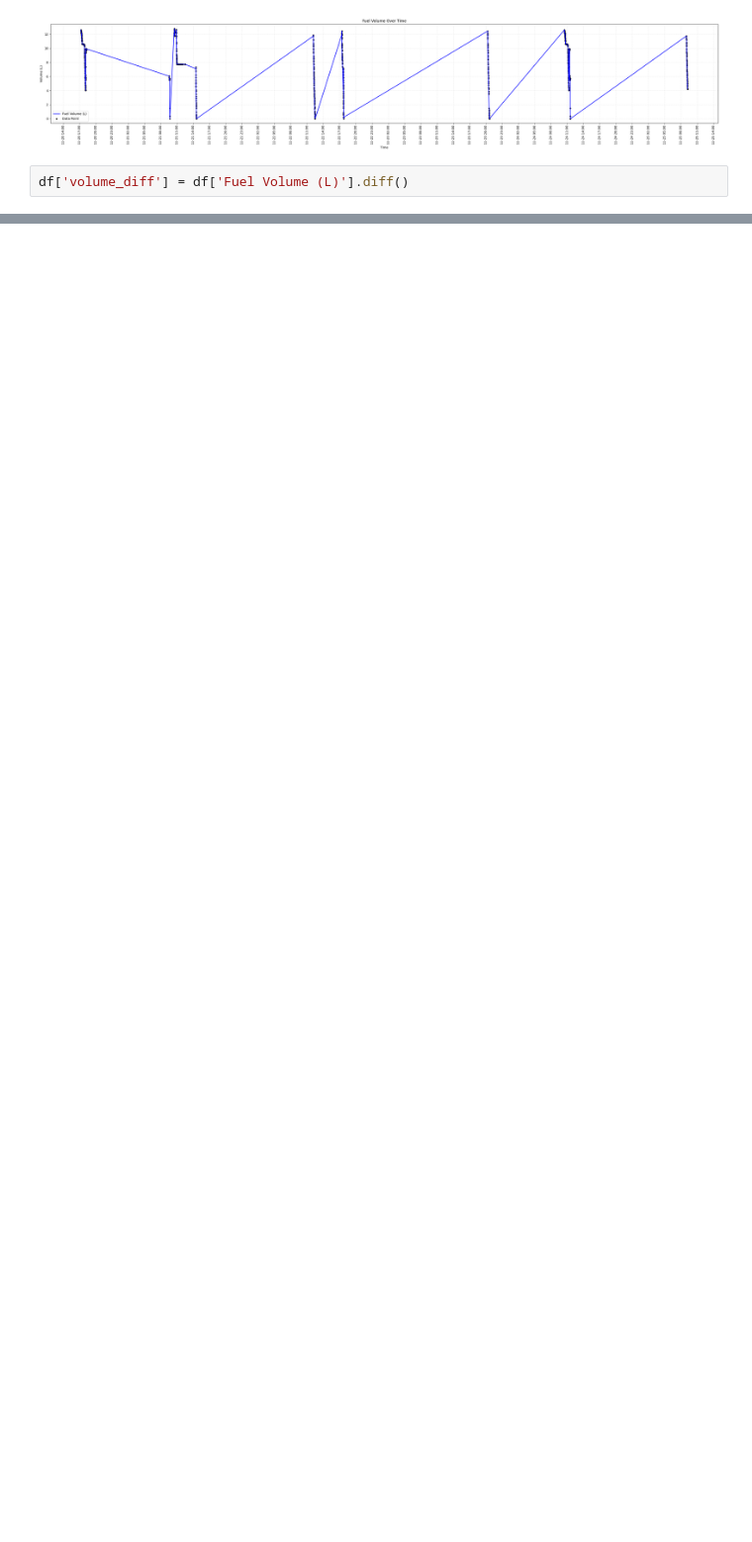
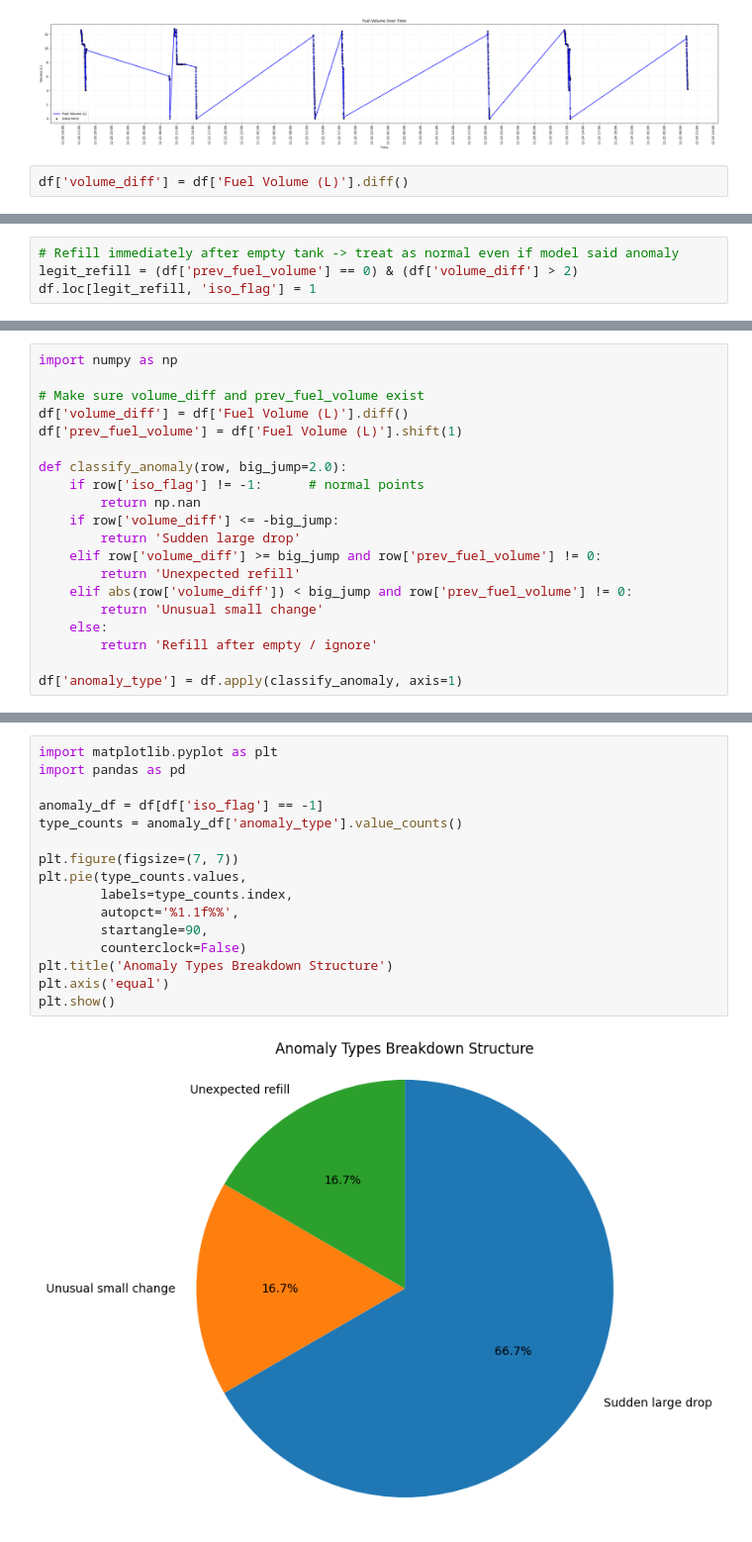
Before and after one commit to SenuraUpesh2002/Research-Project-SLIIT, a Jupyter notebook: model_training/Anomaly_Detection.ipynb, the cells around one changed output, grey strips where cells are left out. Shown: that part at 99% size. Cells and saved outputs as stored; diff of their text form; blank space fills up the shorter version.

```diff
--- a/model_training/Anomaly_Detection.ipynb
+++ b/model_training/Anomaly_Detection.ipynb
@@ -341,0 +298,4 @@ weighted avg       1.00      0.99      0.99      1221
+# %%
+# Refill immediately after empty tank -> treat as normal even if model said anomaly
+legit_refill = (df['prev_fuel_volume'] == 0) & (df['volume_diff'] > 2)
+df.loc[legit_refill, 'iso_flag'] = 1
@@ -341,0 +322,20 @@ weighted avg       1.00      0.99      0.99      1221
+# %%
+import numpy as np
+
+# Make sure volume_diff and prev_fuel_volume exist
+df['volume_diff'] = df['Fuel Volume (L)'].diff()
+df['prev_fuel_volume'] = df['Fuel Volume (L)'].shift(1)
+
+def classify_anomaly(row, big_jump=2.0):
+    if row['iso_flag'] != -1:      # normal points
+        return np.nan
+    if row['volume_diff'] <= -big_jump:
+        return 'Sudden large drop'
+    elif row['volume_diff'] >= big_jump and row['prev_fuel_volume'] != 0:
+        return 'Unexpected refill'
+    elif abs(row['volume_diff']) < big_jump and row['prev_fuel_volume'] != 0:
+        return 'Unusual small change'
+    else:
+        return 'Refill after empty / ignore'
+
+df['anomaly_type'] = df.apply(classify_anomaly, axis=1)
@@ -341,0 +441,18 @@ weighted avg       1.00      0.99      0.99      1221
+# %%
+import matplotlib.pyplot as plt
+import pandas as pd
+
+anomaly_df = df[df['iso_flag'] == -1]
+type_counts = anomaly_df['anomaly_type'].value_counts()
+
+plt.figure(figsize=(7, 7))
+plt.pie(type_counts.values,
+        labels=type_counts.index,
+        autopct='%1.1f%%',
+        startangle=90,
+        counterclock=False)
+plt.title('Anomaly Types Breakdown Structure')
+plt.axis('equal')
+plt.show()
+# %% [output]
+[figure, added]
```
Also changed, not shown: parts of 30 cells of this notebook, 5 other files.
